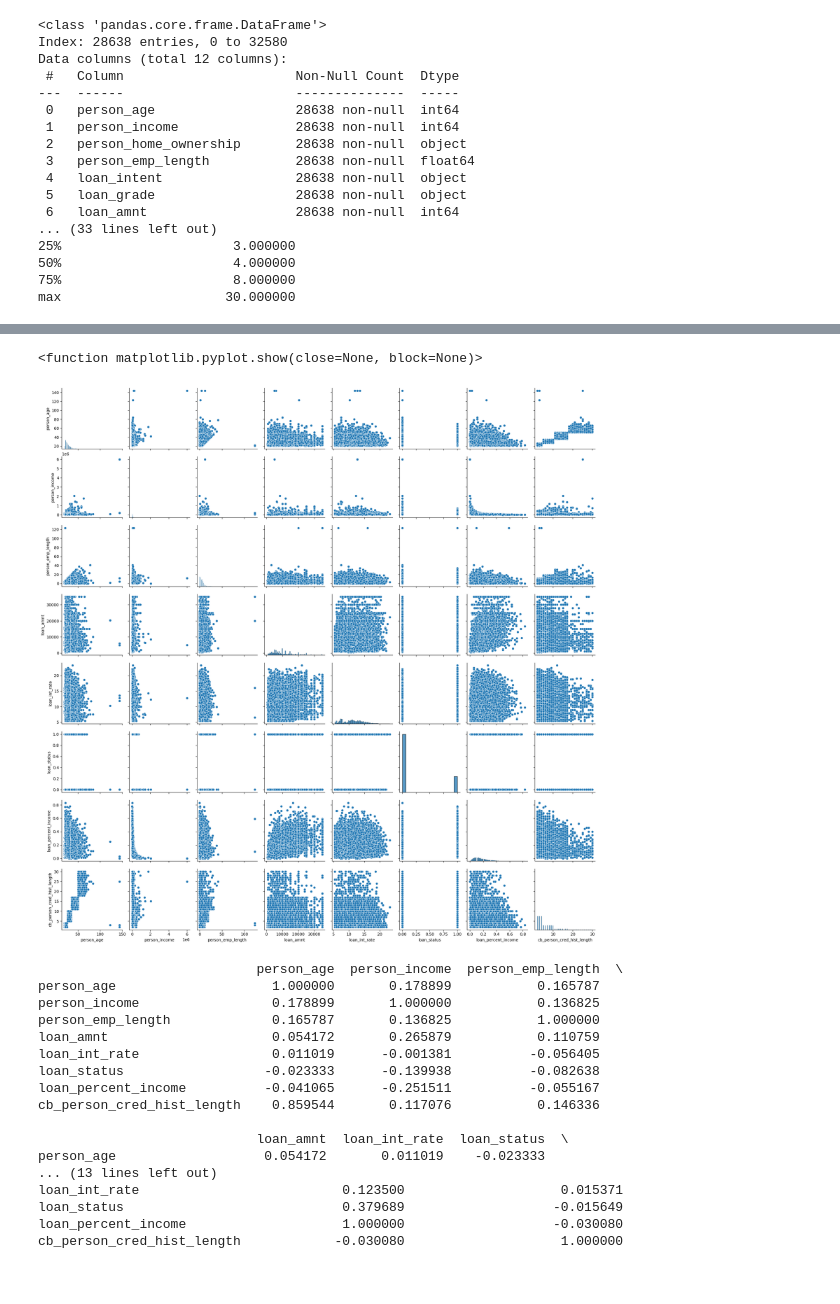
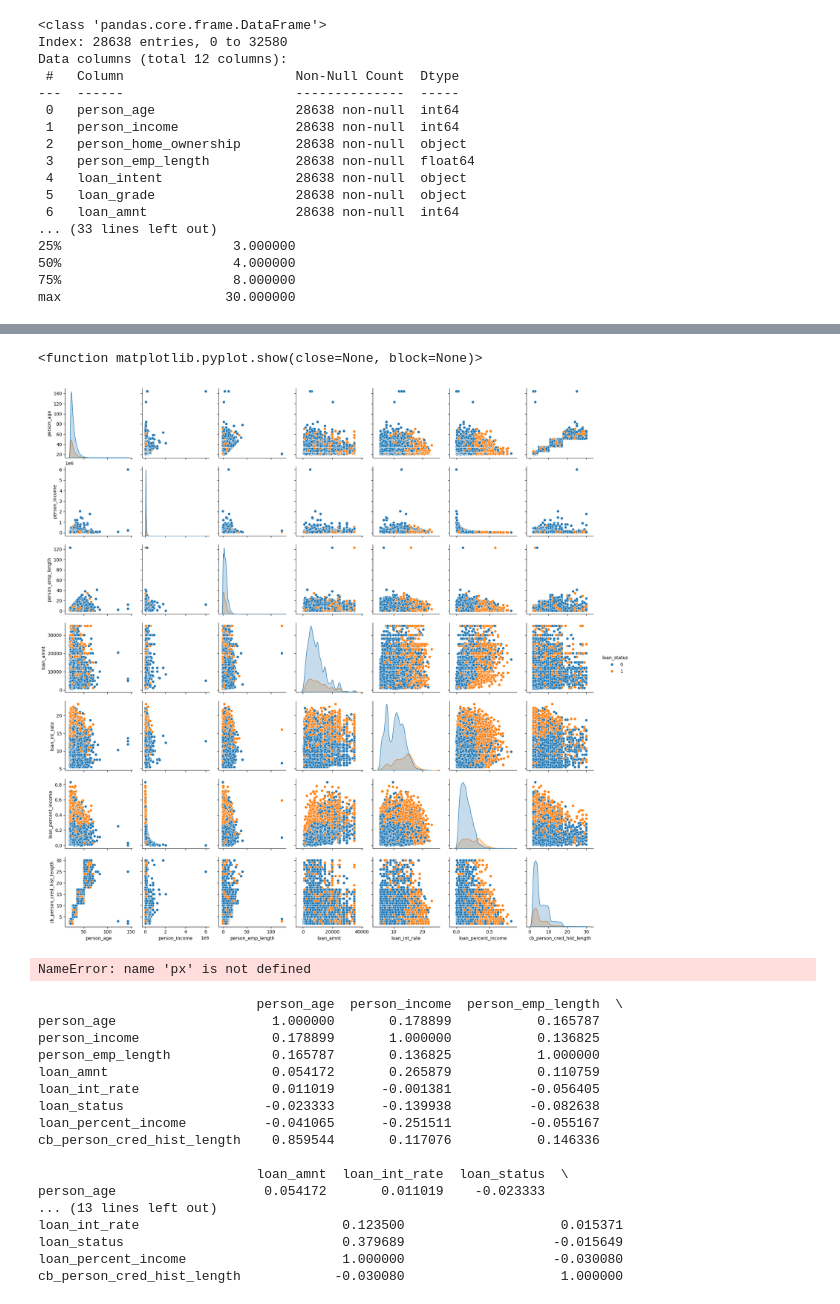
Before and after one commit to Greegs26/credit-risk-assessment, a Jupyter notebook: Exploratory-Data-Analysis.ipynb, the cells around one changed output, grey strips where cells are left out. Saved outputs shown, nothing was run; the diff lists cells and outputs as text; code cells hidden in the pictures.

```diff
--- a/Exploratory-Data-Analysis.ipynb
+++ b/Exploratory-Data-Analysis.ipynb
@@ -30,7 +30,7 @@ First few rows of the dataset:
 Data Cleaning and Preprocessing. Identify and handle missing values and remove them (for now). Save the cleaned data to a new folder called 'data/processed/' folder
 # %%
 # handle missing values
-data = data.dropna() # drop rows with missing values - might use different methods later on
+cleaned_data = data.dropna() # drop rows with missing values - might use different methods later on
 
 # save the cleaned data
-data.to_csv('cleaned_dataset.csv', index=False)
+cleaned_data.to_csv('cleaned_dataset.csv', index=False)
@@ -123,11 +124,26 @@ for feature in categorical_features:
-# %%
-# bivariate analysis: numerical vs. numerical
-sns.pairplot(data[numerical_features])
-plt.show
-# note: need to expand on this
-# %% [output]
-<function matplotlib.pyplot.show(close=None, block=None)>
-[figure, removed]
+# %%
+# pairplot differenciating between loan status, beginining univarient analysis
+sns.pairplot(cleaned_data, hue="loan_status")
+plt.show
+# %% [output]
+<function matplotlib.pyplot.show(close=None, block=None)>
+[figure, added]
+# %%
+import plotly.express as px
+level_counts=data.person_home_ownership.value_counts()
+fig=px.pie(values=level_counts.values,
+          names=level_counts.index,
+          color_discrete_sequence=px.colors.sequential.Mint,
+          title= 'person_home_ownership'
+          )
+fig.update_traces(textinfo='label+percent+value', textfont_size=13,
+                  marker=dict(line=dict(color='#102000', width=0.2)))
+
+fig.data[0].marker.line.width = 2
+fig.data[0].marker.line.color='gray'
+fig.show()
+# %% [output]
+NameError: name 'px' is not defined
 # %%
 # correlation matrix
 data_numerical = data[numerical_features]
```
Also changed, not shown: parts of 9 cells of this notebook.
